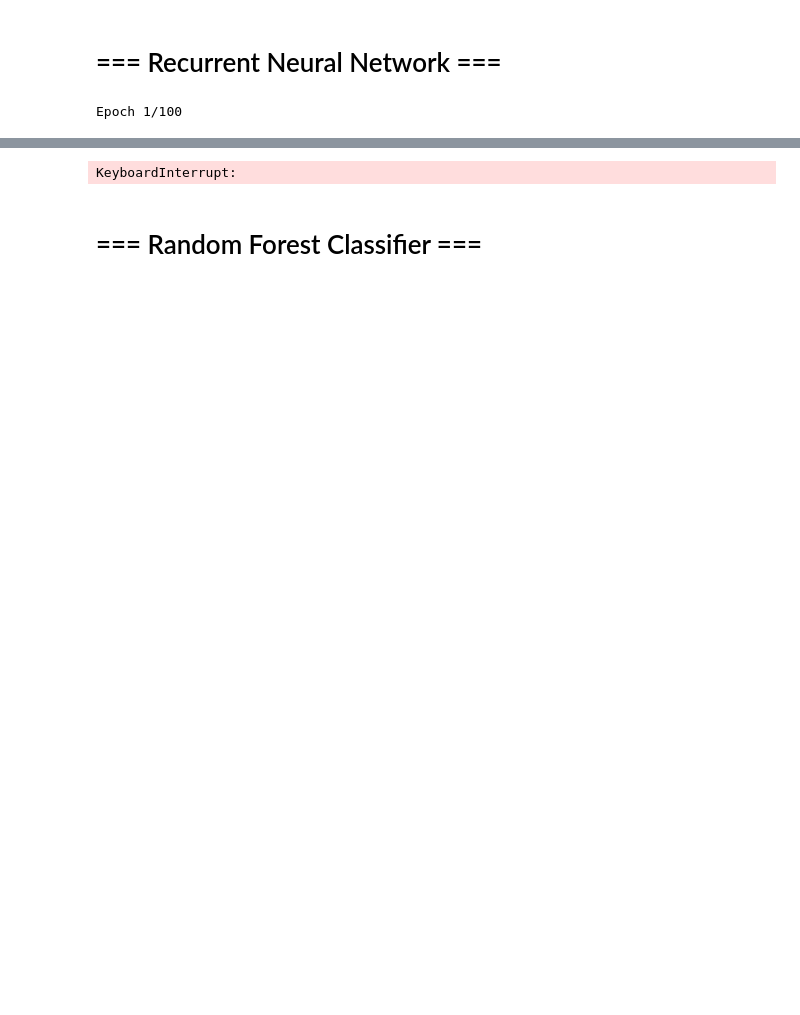
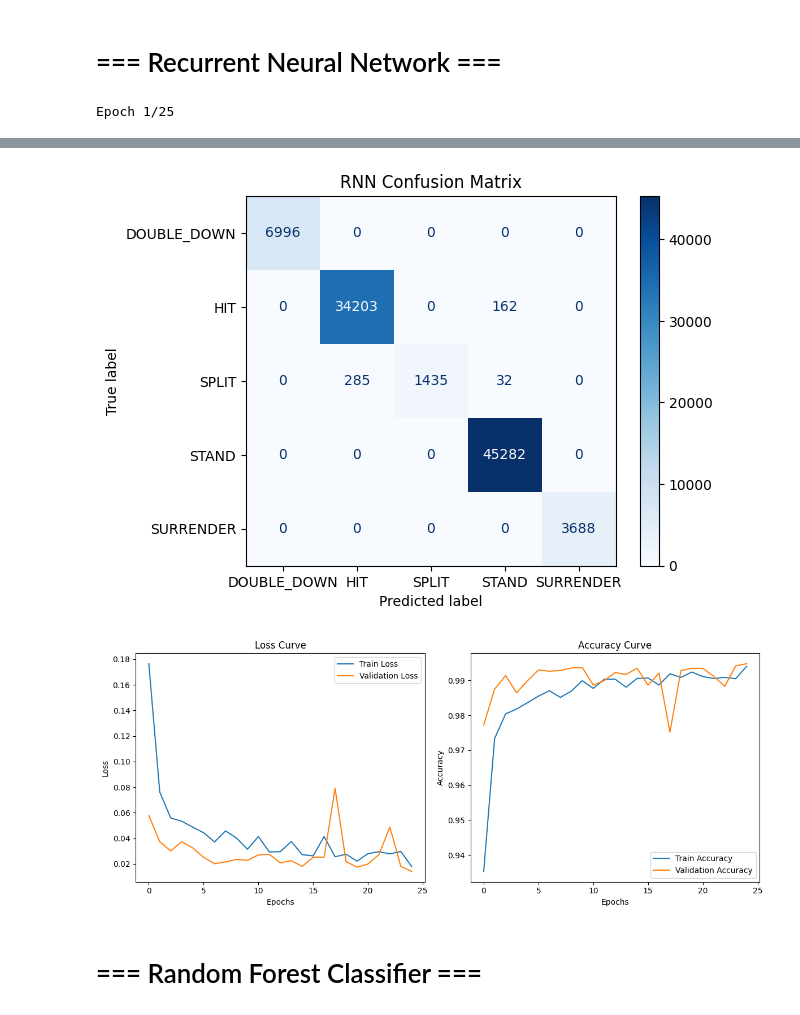
Before and after one commit to FuLLeNN/MLA1-A7, a Jupyter notebook: 7. Final Group Project.ipynb, the cells around one changed output, grey strips where cells are left out. Cells and saved outputs as stored; diff of their text form; code cells hidden in the pictures; blank space fills up the shorter version.

```diff
--- a/7. Final Group Project.ipynb
+++ b/7. Final Group Project.ipynb
@@ -765,9 +777,11 @@ print(classification_report(y_test, rnn_preds))
 rnn_accuracy = accuracy_score(y_test, rnn_preds)
 print(f"RNN Accuracy: {rnn_accuracy:.4f}")
 
+# Define action labels
+action_labels = ['DOUBLE_DOWN', 'HIT', 'SPLIT', 'STAND', 'SURRENDER']
 # Confusion Matrix
 rnn_cm = confusion_matrix(y_test, rnn_preds)
-disp = ConfusionMatrixDisplay(confusion_matrix=rnn_cm, display_labels=np.unique(y_test))
+disp = ConfusionMatrixDisplay(confusion_matrix=rnn_cm, display_labels=action_labels)
 disp.plot(cmap='Blues')
 plt.title("RNN Confusion Matrix")
 plt.show()
@@ -796,4 +810,4 @@ plt.legend()
 plt.tight_layout()
 plt.show()
 # %% [output]
-Epoch 1/100
+Epoch 1/25
@@ -817,4 +831,5 @@ Epoch 9/100
-KeyboardInterrupt:
+[figure, added]
+[figure, added]
 # %% [markdown]
 # === Random Forest Classifier ===
 # %%
```
Also changed, not shown: parts of 4 cells of this notebook.
